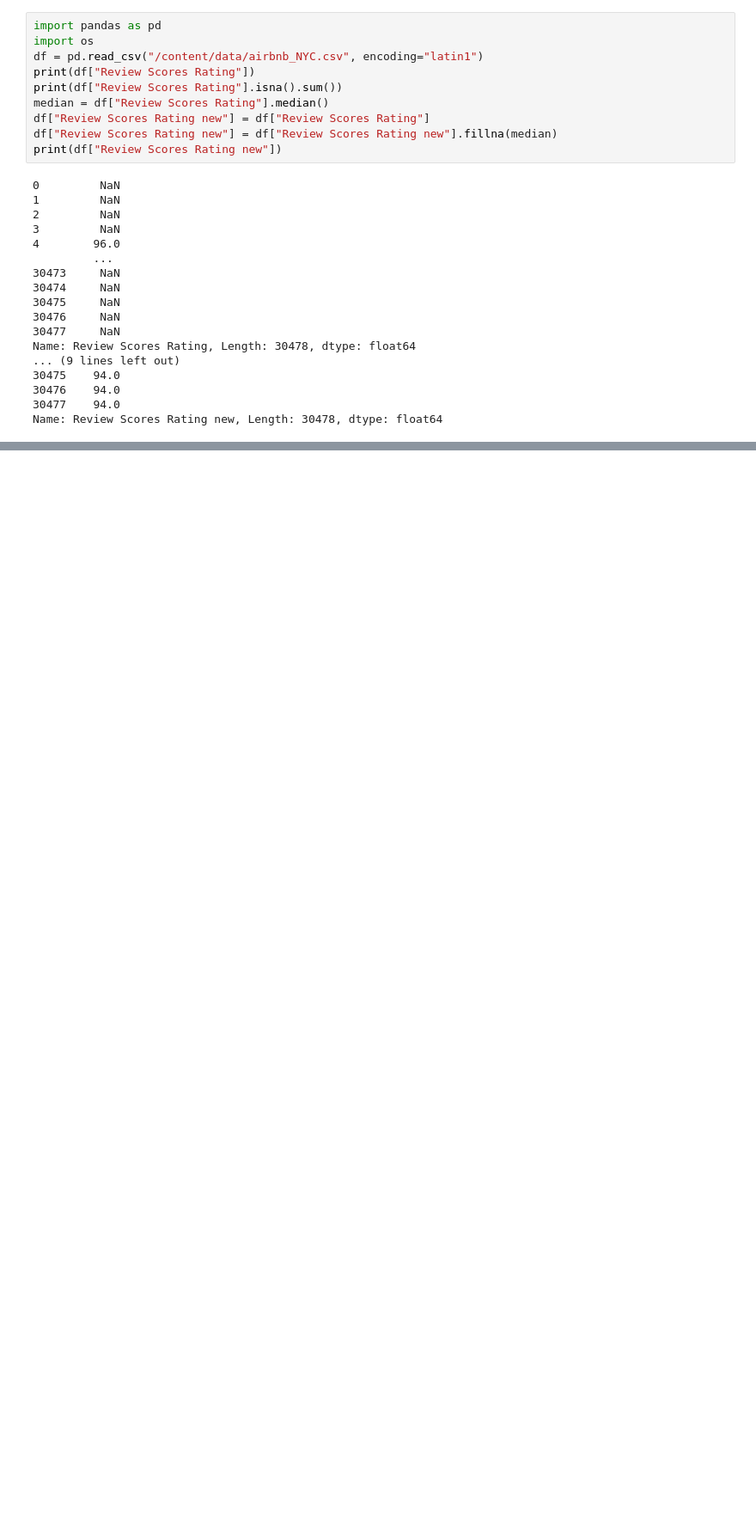
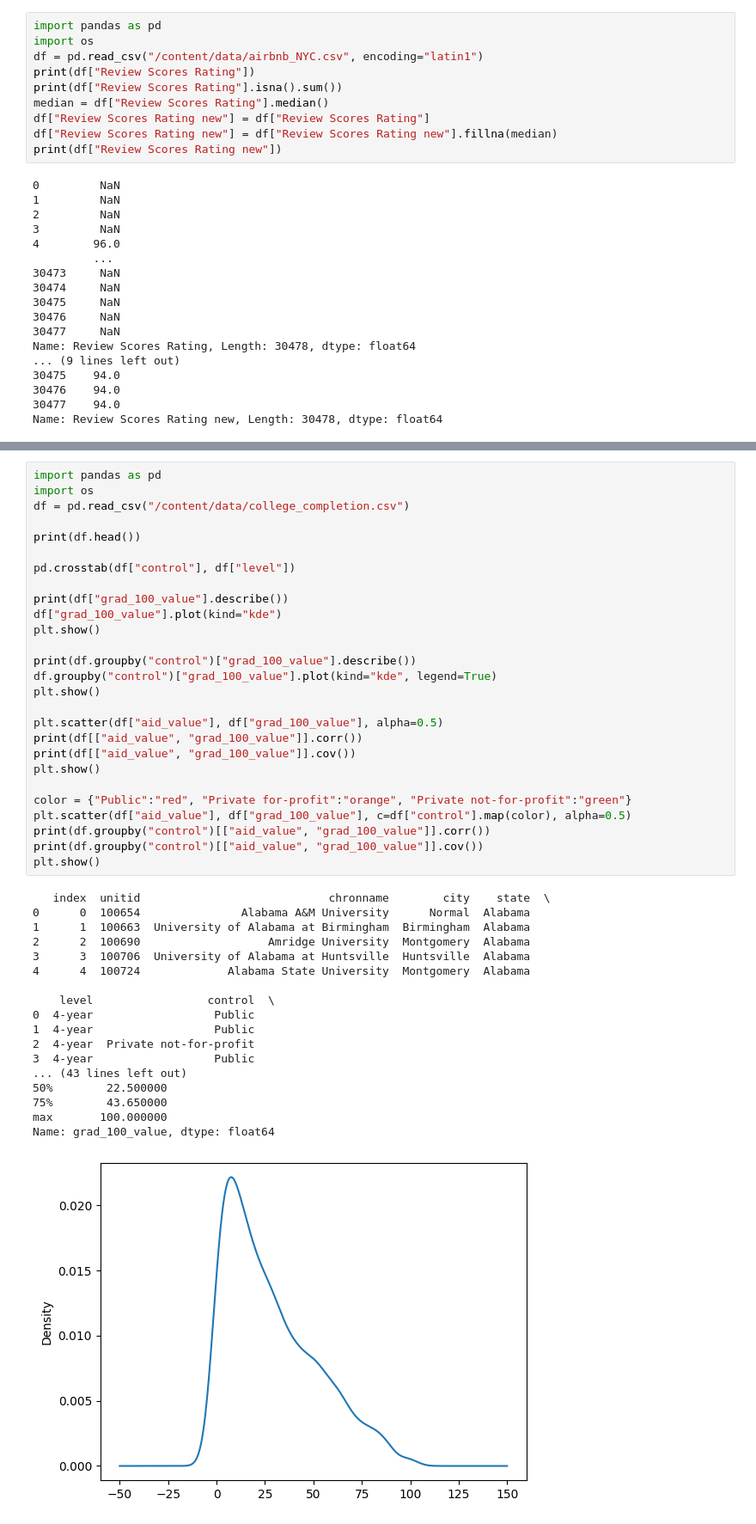
Before and after one commit to IsaacJihwanYoo795/undergrad_ml_assignments, a Jupyter notebook: 01_assignment_wrangling_and_eda.ipynb, the cells around one changed output, grey strips where cells are left out. Shown at 86% size. Drawn from its saved outputs; the diff is of its cells as text; blank space fills up the shorter version.

```diff
--- a/01_assignment_wrangling_and_eda.ipynb
+++ b/01_assignment_wrangling_and_eda.ipynb
@@ -283,0 +493,46 @@ We'll use the `college_completion.csv` dataset from the US Department of Educati
+# %%
+import pandas as pd
+import os
+df = pd.read_csv("/content/data/college_completion.csv")
+
+print(df.head())
+
+pd.crosstab(df["control"], df["level"])
+
+print(df["grad_100_value"].describe())
+df["grad_100_value"].plot(kind="kde")
+plt.show()
+
+print(df.groupby("control")["grad_100_value"].describe())
+df.groupby("control")["grad_100_value"].plot(kind="kde", legend=True)
+plt.show()
+
+plt.scatter(df["aid_value"], df["grad_100_value"], alpha=0.5)
+print(df[["aid_value", "grad_100_value"]].corr())
+print(df[["aid_value", "grad_100_value"]].cov())
+plt.show()
+
+color = {"Public":"red", "Private for-profit":"orange", "Private not-for-profit":"green"}
+plt.scatter(df["aid_value"], df["grad_100_value"], c=df["control"].map(color), alpha=0.5)
+print(df.groupby("control")[["aid_value", "grad_100_value"]].corr())
+print(df.groupby("control")[["aid_value", "grad_100_value"]].cov())
+plt.show()
+# %% [output]
+   index  unitid                            chronname        city    state  \
+0      0  100654               Alabama A&M University      Normal  Alabama
+1      1  100663  University of Alabama at Birmingham  Birmingham  Alabama
+2      2  100690                   Amridge University  Montgomery  Alabama
+3      3  100706  University of Alabama at Huntsville  Huntsville  Alabama
+4      4  100724             Alabama State University  Montgomery  Alabama
+
+    level                 control  \
+0  4-year                  Public
+1  4-year                  Public
+2  4-year  Private not-for-profit
+3  4-year                  Public
+... (43 lines left out)
+50%        22.500000
+75%        43.650000
+max       100.000000
+Name: grad_100_value, dtype: float64
+[figure, added]
```
Also changed, not shown: parts of 10 cells of this notebook.
